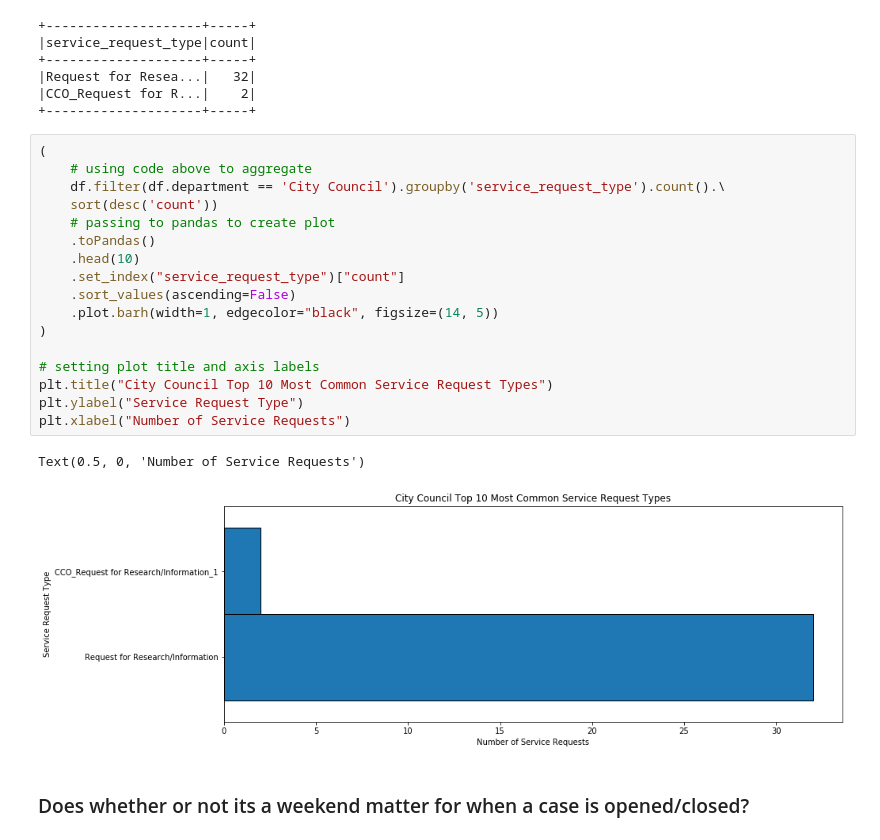
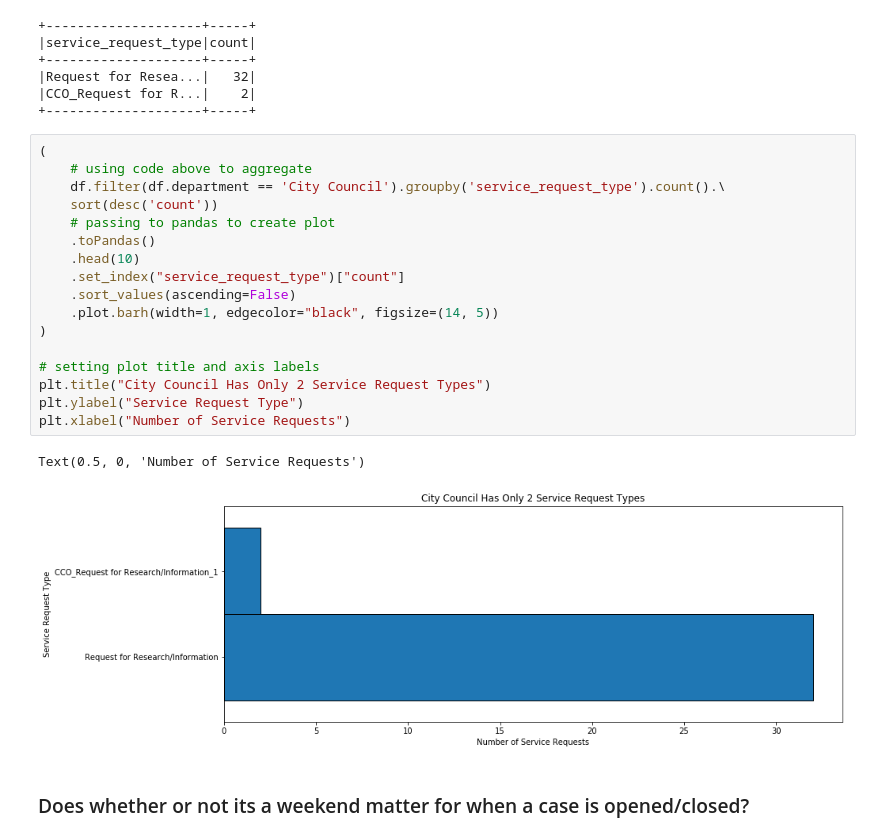
Before and after one commit to SamuelD-Data/spark-exercises, a Jupyter notebook: explore.ipynb, the cells around one changed output. Drawn from its saved outputs; the diff is of its cells as text.

```diff
--- a/explore.ipynb
+++ b/explore.ipynb
@@ -302,22 +302,22 @@ sort(desc('count')).show(5)
 # %%
 (
     # using code above to aggregate
     df.filter(df.department == 'City Council').groupby('service_request_type').count().\
     sort(desc('count'))
     # passing to pandas to create plot
     .toPandas()
     .head(10)
     .set_index("service_request_type")["count"]
     .sort_values(ascending=False)
     .plot.barh(width=1, edgecolor="black", figsize=(14, 5))
 )
 
 # setting plot title and axis labels
-plt.title("City Council Top 10 Most Common Service Request Types")
+plt.title("City Council Has Only 2 Service Request Types")
 plt.ylabel("Service Request Type")
 plt.xlabel("Number of Service Requests")
 # %% [output]
 Text(0.5, 0, 'Number of Service Requests')
-[figure, old version]
+[figure, new version]
 # %% [markdown]
 ### Does whether or not its a weekend matter for when a case is opened/closed?
```
Also changed, not shown: parts of 5 cells of this notebook.
